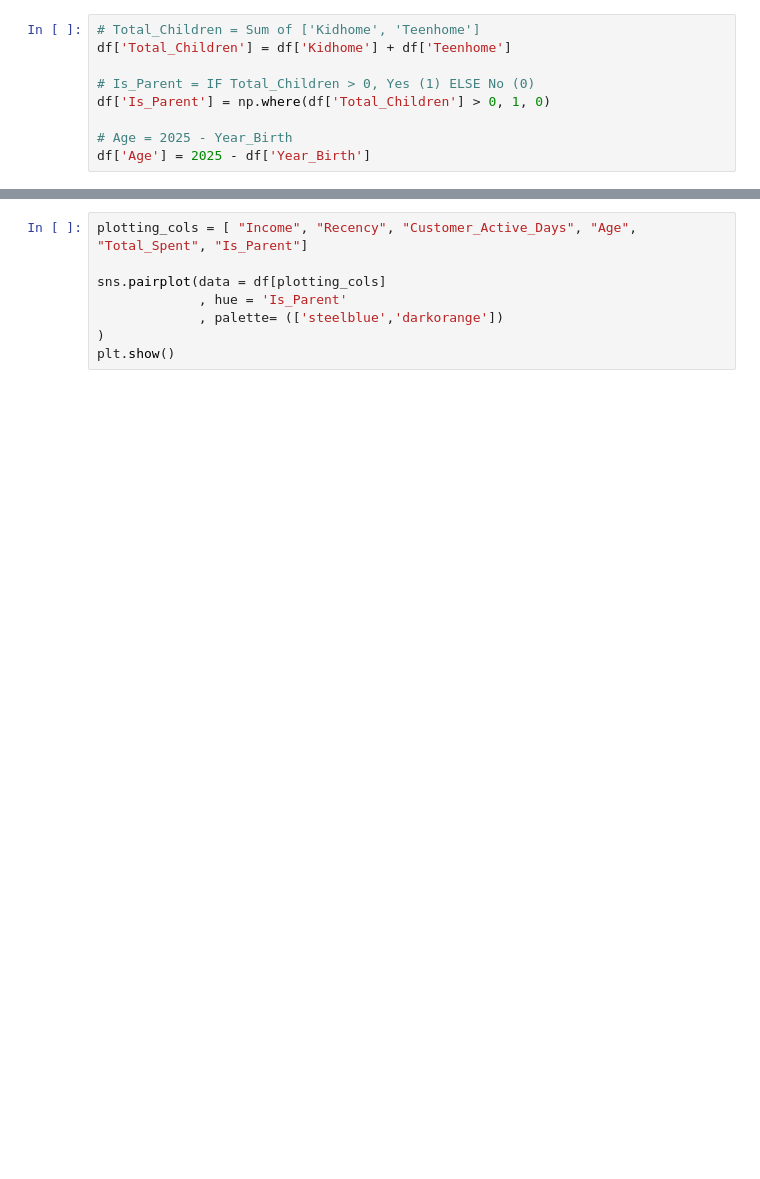
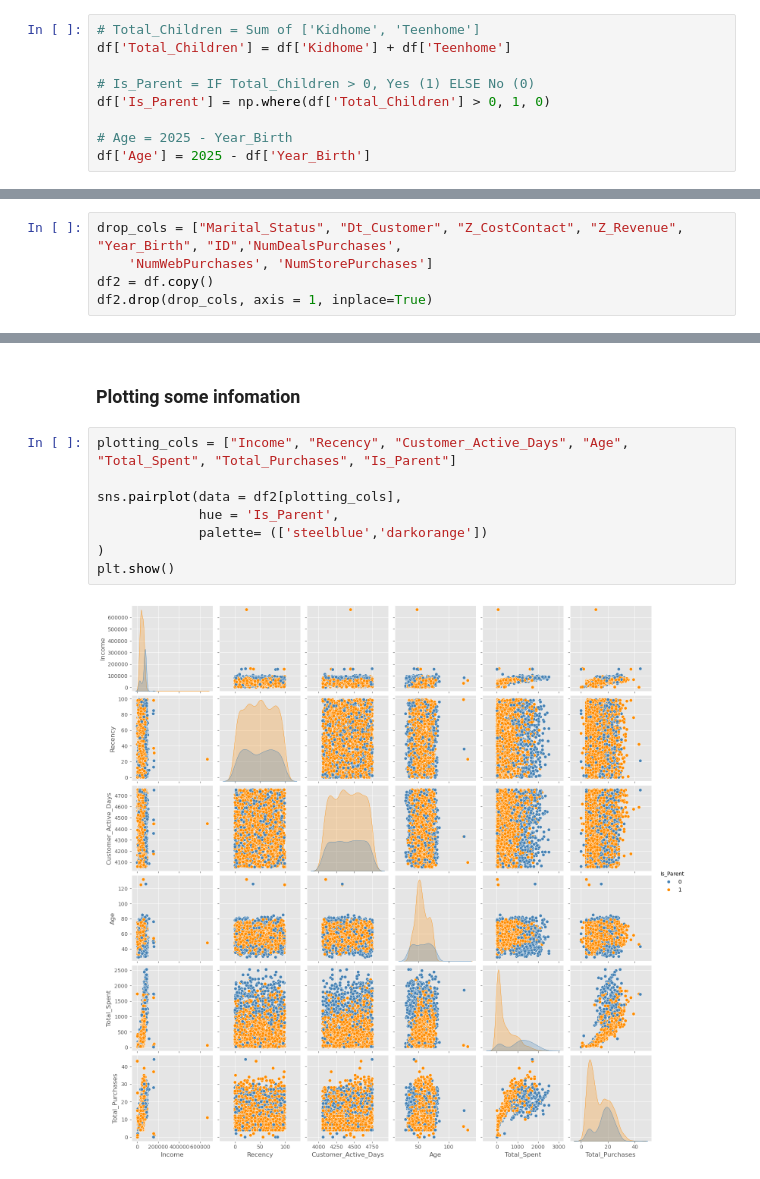
Before and after one commit to towmiessDS/Data-Science, a Jupyter notebook: Practice/Customer_Segment/Customer_Segment_Report.ipynb, the cells around one changed output, grey strips where cells are left out. Cells and saved outputs as stored; diff of their text form; blank space fills up the shorter version.

```diff
--- a/Practice/Customer_Segment/Customer_Segment_Report.ipynb
+++ b/Practice/Customer_Segment/Customer_Segment_Report.ipynb
@@ -247,2 +275,7 @@ print(df.columns.tolist())
+# %%
+drop_cols = ["Marital_Status", "Dt_Customer", "Z_CostContact", "Z_Revenue", "Year_Birth", "ID",'NumDealsPurchases',
+    'NumWebPurchases', 'NumStorePurchases']
+df2 = df.copy()
+df2.drop(drop_cols, axis = 1, inplace=True)
 # %%
 # Select features for clustering
@@ -292,8 +314,12 @@ scaled_data = scaler.fit_transform(cluster_data)
+# %% [markdown]
+### **Plotting some infomation**
 # %%
-plotting_cols = [ "Income", "Recency", "Customer_Active_Days", "Age", "Total_Spent", "Is_Parent"]
+plotting_cols = ["Income", "Recency", "Customer_Active_Days", "Age", "Total_Spent", "Total_Purchases", "Is_Parent"]
 
-sns.pairplot(data = df[plotting_cols]
-             , hue = 'Is_Parent'
-             , palette= (['steelblue','darkorange'])
+sns.pairplot(data = df2[plotting_cols],
+             hue = 'Is_Parent',
+             palette= (['steelblue','darkorange'])
 )
 plt.show()
+# %% [output]
+[figure, added]
```
Also changed, not shown: parts of 53 cells of this notebook.
